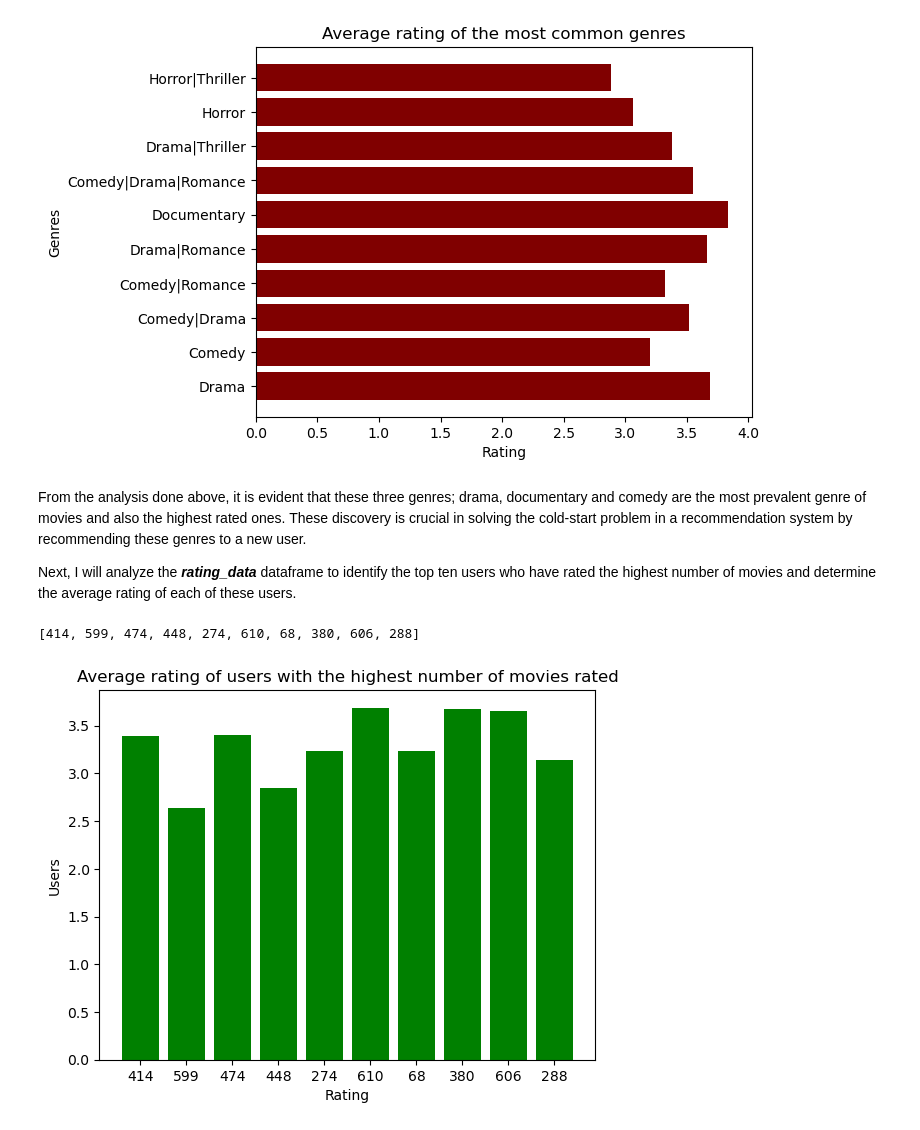
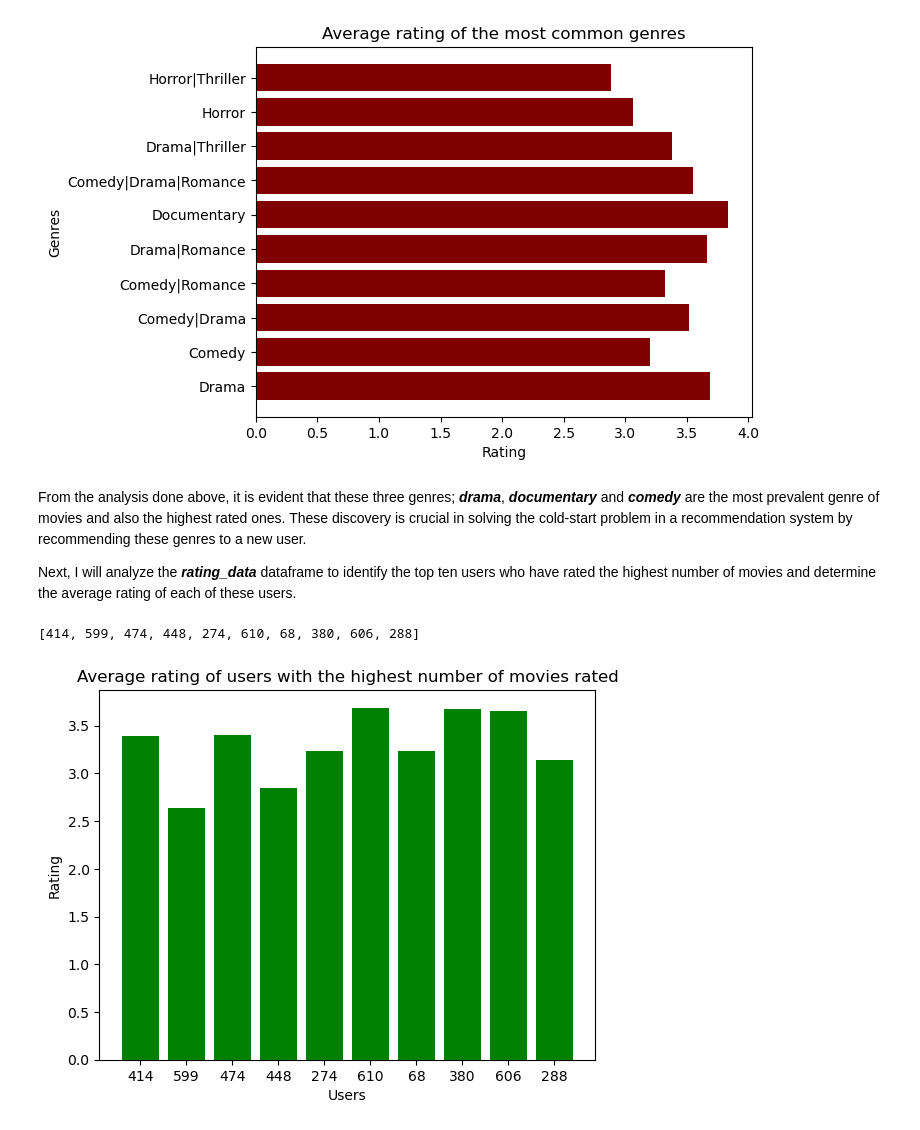
Before and after one commit to ngeny-brian/MOVIE-RECOMMENDATION-SYSTEM, a Jupyter notebook: recom-sys.ipynb, the cells around one changed output. Drawn from its saved outputs; the diff is of its cells as text; code cells hidden in the pictures.

```diff
--- a/recom-sys.ipynb
+++ b/recom-sys.ipynb
@@ -334,7 +335,7 @@ plt.show()
 # %% [output]
 [figure]
 # %% [markdown]
-From the analysis done above, it is evident that these three genres; drama, documentary and comedy are the most prevalent genre of movies and also the highest rated ones. These discovery is crucial in solving the cold-start problem in a recommendation system by recommending these genres to a new user.
+From the analysis done above, it is evident that these three genres; ___drama___, ___documentary___ and ___comedy___ are the most prevalent genre of movies and also the highest rated ones. These discovery is crucial in solving the cold-start problem in a recommendation system by recommending these genres to a new user.
 
 Next, I will analyze the ___rating_data___ dataframe to identify the top ten users who have rated the highest number of movies and determine the average rating of each of these users.
 # %%
@@ -346,19 +347,19 @@ users
 # %%
 # group the ratings by userId and find the average rating of the top ten users who have rated the highest number of movies
 ratings_grouped = rating_data.groupby(['userId'])['rating'].mean()
 
 user_rating = {}
 for user in users:
     user_rating[user] = ratings_grouped[user]
 
 # plot a bar plot of the average rating of genres
 users = [str(i) for i in users]
 user_ratings = list(user_rating.values())
 plt.bar(users, user_ratings, color= 'green')
-plt.ylabel('Users')
-plt.xlabel('Rating')
+plt.ylabel('Rating')
+plt.xlabel('Users')
 plt.title('Average rating of users with the highest number of movies rated')
 plt.show()
 # %% [output]
-[figure, old version]
+[figure, new version]
 # %% [markdown]
```
Also changed, not shown: parts of 33 cells of this notebook, 5 other files.
